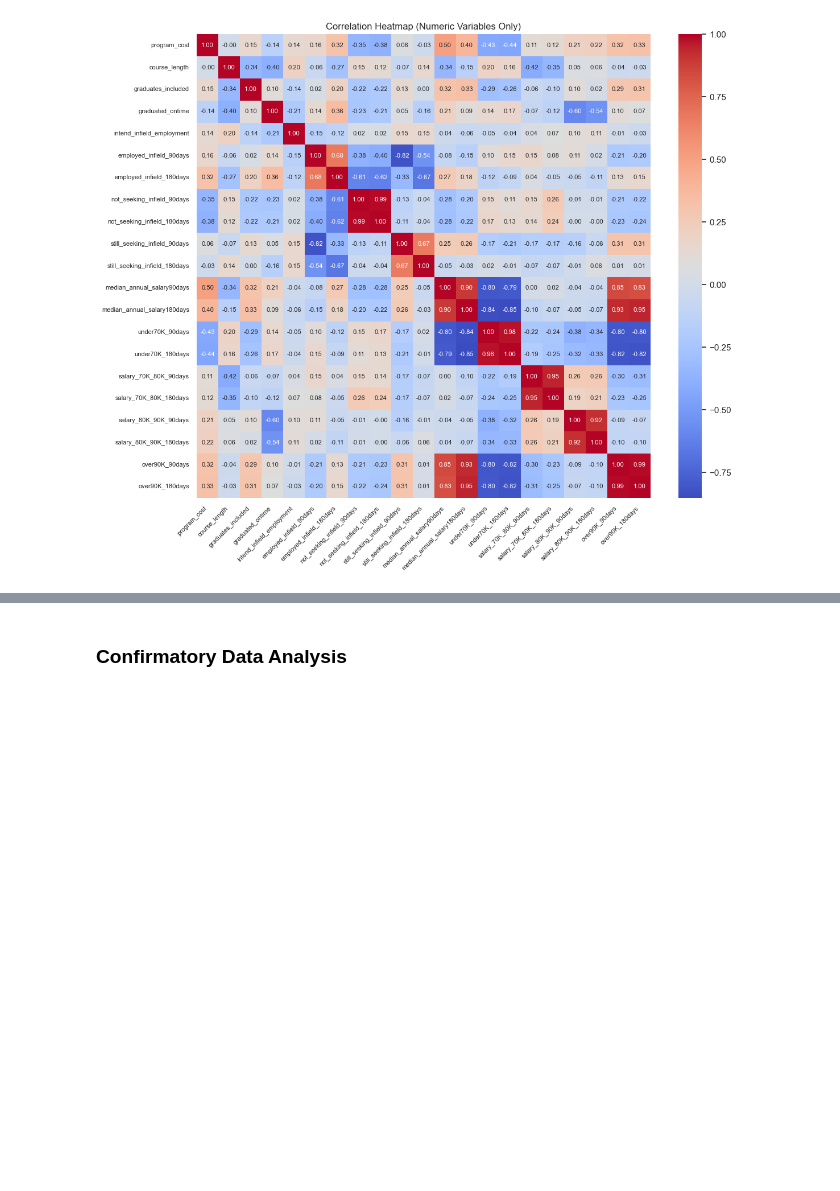
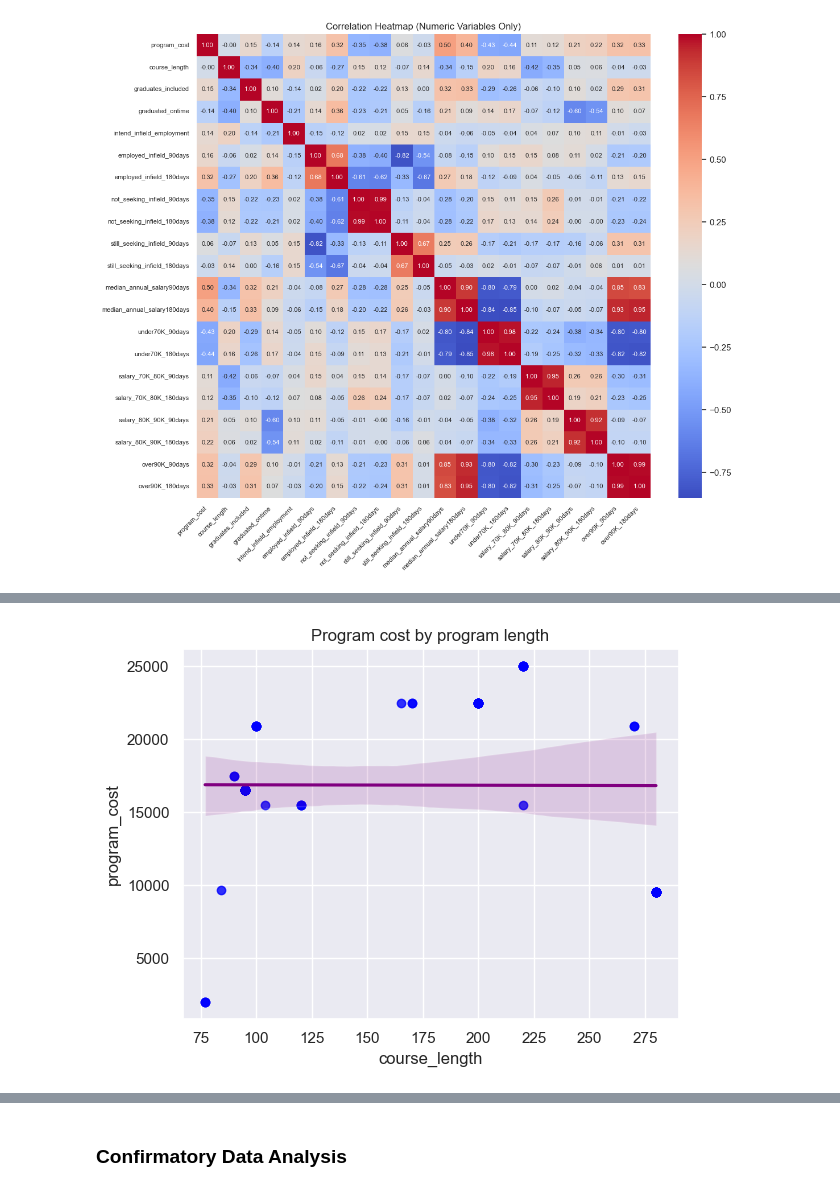
Before and after one commit to selena0391/bootcamps_edu, a Jupyter notebook: code/eda_2.ipynb, the cells around one changed output, grey strips where cells are left out. Saved outputs shown, nothing was run; the diff lists cells and outputs as text; code cells hidden in the pictures; blank space fills up the shorter version.

```diff
--- a/code/eda_2.ipynb
+++ b/code/eda_2.ipynb
@@ -332,0 +354,5 @@ plt.show()
+# %%
+sns.regplot(data = df, x='course_length',y='program_cost', scatter_kws={'color': 'blue'}, line_kws={'color':'purple'})
+plt.title('Program cost by program length');
+# %% [output]
+[figure, added]
```
Also changed, not shown: parts of 22 cells of this notebook.
